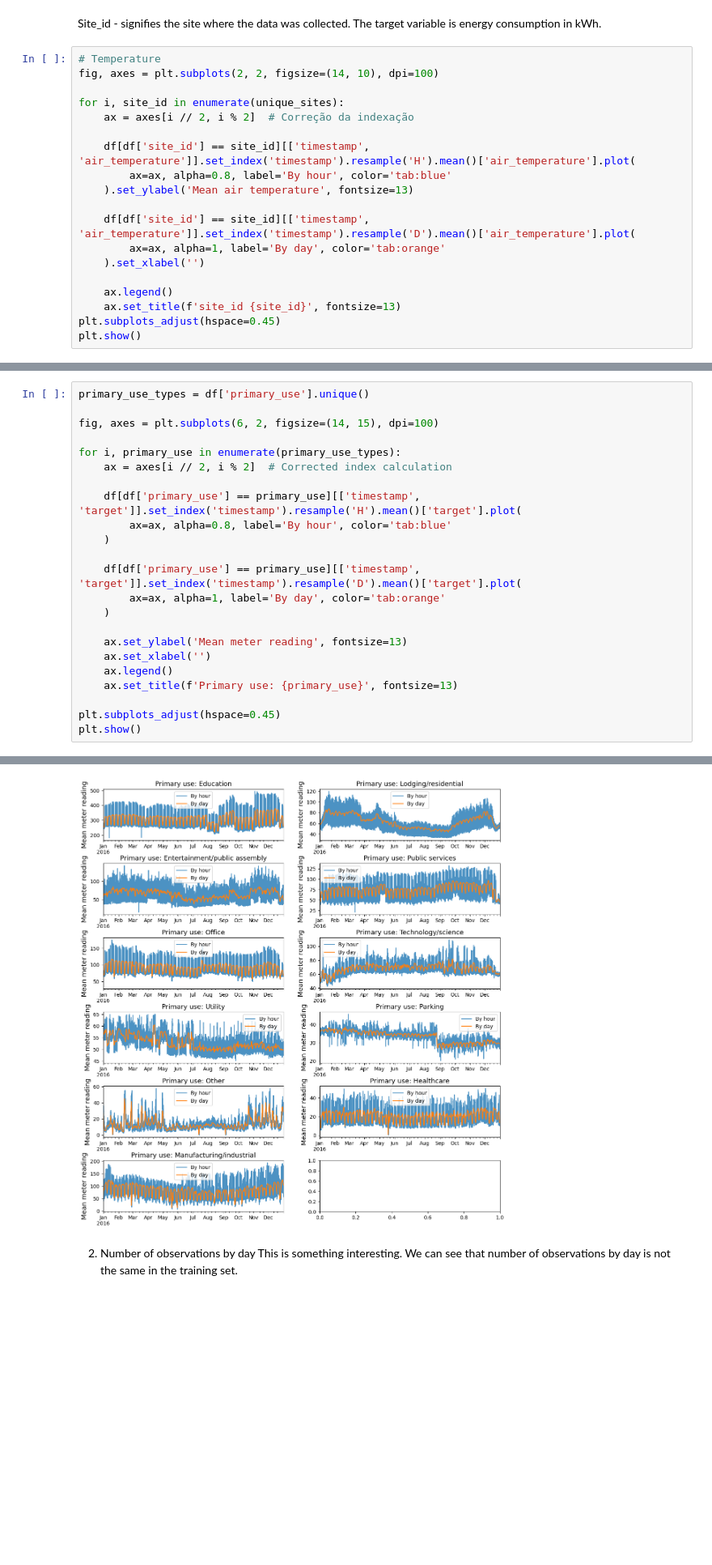
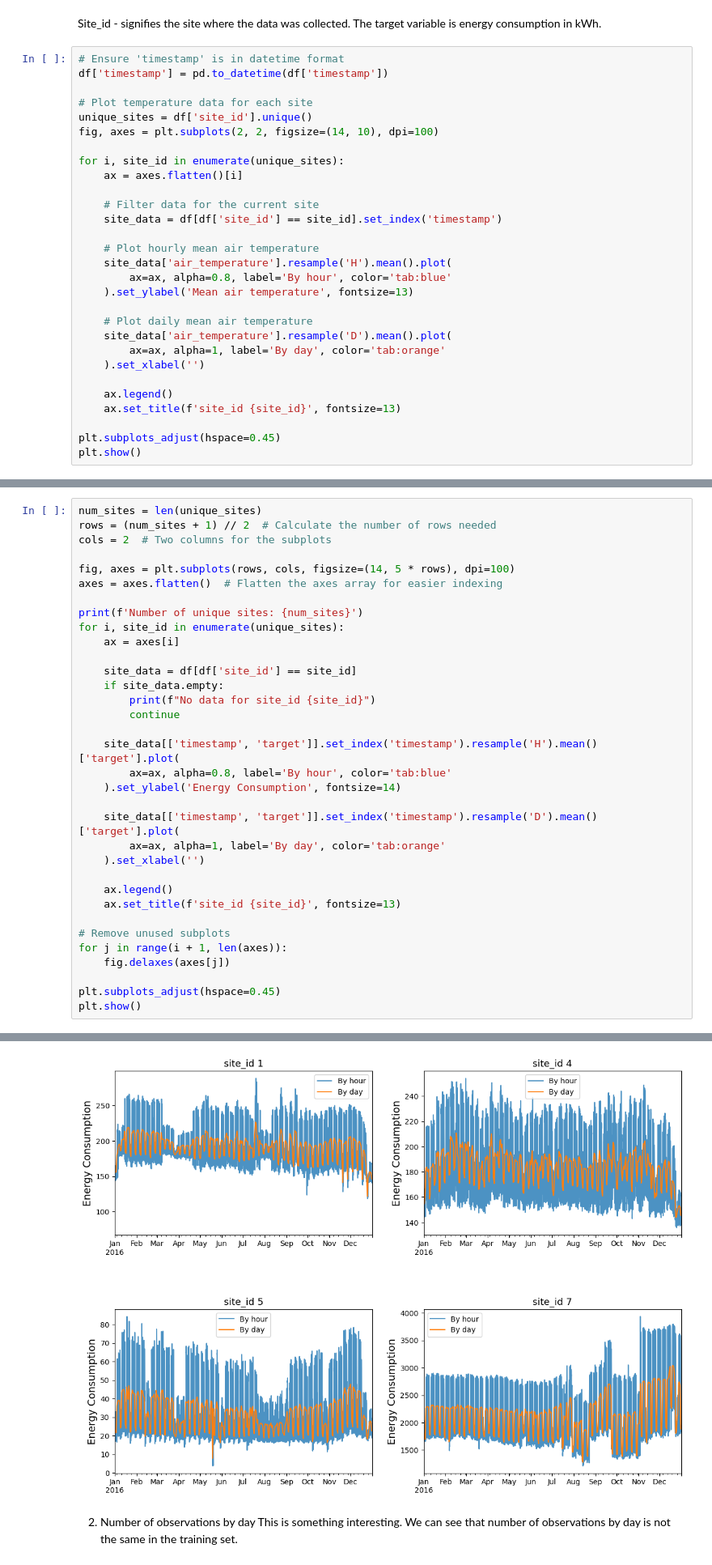
Before and after one commit to cristiano-nicolau/energy_consumption_prediction, a Jupyter notebook: EDA/eda.ipynb, the cells around one changed output, grey strips where cells are left out. Shown at 81% size. Drawn from its saved outputs; the diff is of its cells as text; blank space fills up the shorter version.

```diff
--- a/EDA/eda.ipynb
+++ b/EDA/eda.ipynb
@@ -97,46 +55,67 @@ Number of unique sites: [1 4 5 7]
 # %% [markdown]
 Site_id - signifies the site where the data was collected. The target variable is energy consumption in kWh.
 # %%
-# Temperature
+# Ensure 'timestamp' is in datetime format
+df['timestamp'] = pd.to_datetime(df['timestamp'])
+
+# Plot temperature data for each site
+unique_sites = df['site_id'].unique()
 fig, axes = plt.subplots(2, 2, figsize=(14, 10), dpi=100)
 
 for i, site_id in enumerate(unique_sites):
-    ax = axes[i // 2, i % 2]  # Correção da indexação
+    ax = axes.flatten()[i]
 
-    df[df['site_id'] == site_id][['timestamp', 'air_temperature']].set_index('timestamp').resample('H').mean()['air_temperature'].plot(
+    # Filter data for the current site
+    site_data = df[df['site_id'] == site_id].set_index('timestamp')
+
+    # Plot hourly mean air temperature
+    site_data['air_temperature'].resample('H').mean().plot(
         ax=ax, alpha=0.8, label='By hour', color='tab:blue'
     ).set_ylabel('Mean air temperature', fontsize=13)
 
-    df[df['site_id'] == site_id][['timestamp', 'air_temperature']].set_index('timestamp').resample('D').mean()['air_temperature'].plot(
+    # Plot daily mean air temperature
+    site_data['air_temperature'].resample('D').mean().plot(
         ax=ax, alpha=1, label='By day', color='tab:orange'
     ).set_xlabel('')
 
     ax.legend()
     ax.set_title(f'site_id {site_id}', fontsize=13)
+
 plt.subplots_adjust(hspace=0.45)
 plt.show()
 # %% [output]
 [figure]
 # %%
-primary_use_types = df['primary_use'].unique()
+num_sites = len(unique_sites)
+rows = (num_sites + 1) // 2  # Calculate the number of rows needed
+cols = 2  # Two columns for the subplots
 
-fig, axes = plt.subplots(6, 2, figsize=(14, 15), dpi=100)
+fig, axes = plt.subplots(rows, cols, figsize=(14, 5 * rows), dpi=100)
+axes = axes.flatten()  # Flatten the axes array for easier indexing
 
-for i, primary_use in enumerate(primary_use_types):
-    ax = axes[i // 2, i % 2]  # Corrected index calculation
+print(f'Number of unique sites: {num_sites}')
+for i, site_id in enumerate(unique_sites):
+    ax = axes[i]
 
-    df[df['primary_use'] == primary_use][['timestamp', 'target']].set_index('timestamp').resample('H').mean()['target'].plot(
+    site_data = df[df['site_id'] == site_id]
+    if site_data.empty:
+        print(f"No data for site_id {site_id}")
+        continue
+
+    site_data[['timestamp', 'target']].set_index('timestamp').resample('H').mean()['target'].plot(
         ax=ax, alpha=0.8, label='By hour', color='tab:blue'
-    )
+    ).set_ylabel('Energy Consumption', fontsize=14)
 
-    df[df['primary_use'] == primary_use][['timestamp', 'target']].set_index('timestamp').resample('D').mean()['target'].plot(
+    site_data[['timestamp', 'target']].set_index('timestamp').resample('D').mean()['target'].plot(
         ax=ax, alpha=1, label='By day', color='tab:orange'
-    )
+    ).set_xlabel('')
 
-    ax.set_ylabel('Mean meter reading', fontsize=13)
-    ax.set_xlabel('')
     ax.legend()
-    ax.set_title(f'Primary use: {primary_use}', fontsize=13)
+    ax.set_title(f'site_id {site_id}', fontsize=13)
+
+# Remove unused subplots
+for j in range(i + 1, len(axes)):
+    fig.delaxes(axes[j])
 
 plt.subplots_adjust(hspace=0.45)
 plt.show()
@@ -144,4 +124,4 @@ plt.show()
-[figure, old version]
+[figure, new version]
 # %% [markdown]
 2. Number of observations by day
 This is something interesting. We can see that number of observations by day is not the same in the training set.
```
Also changed, not shown: parts of 31 cells of this notebook, 2 other files.
